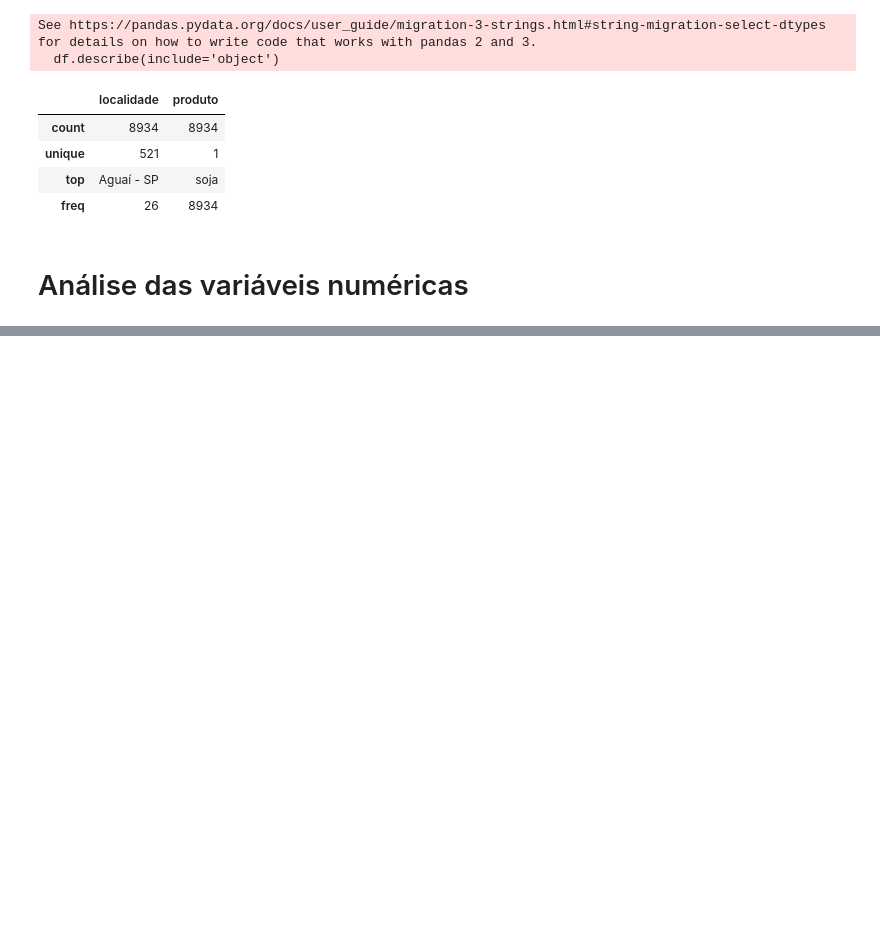
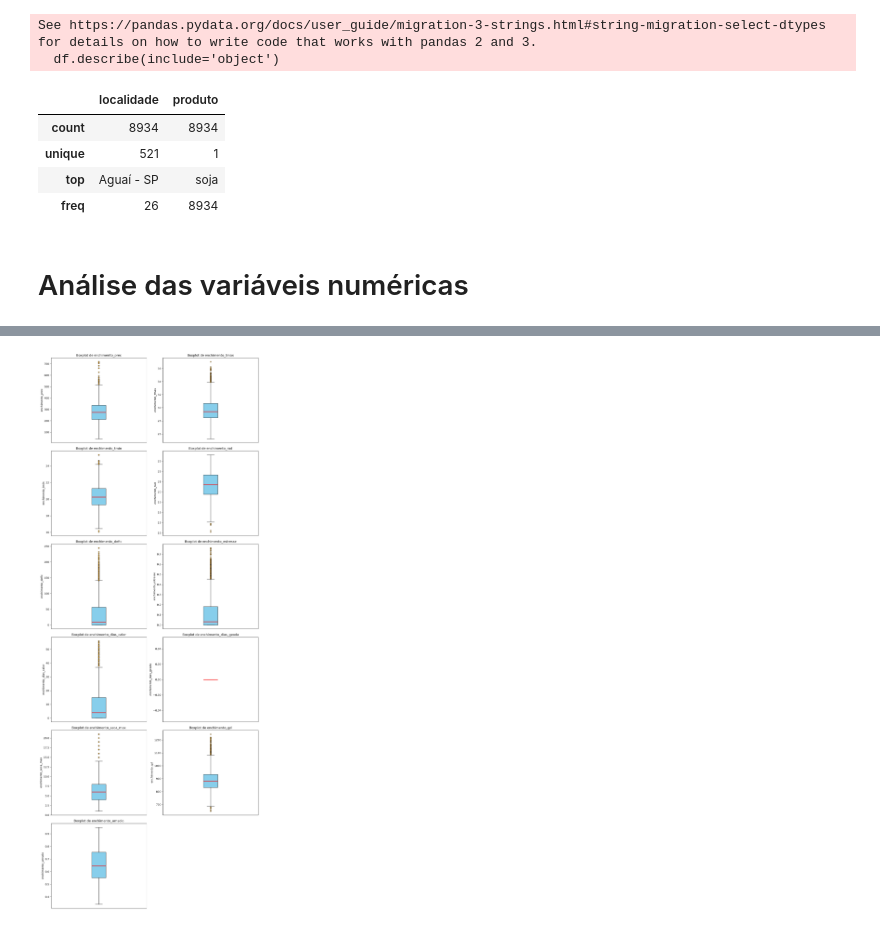
Before and after one commit to JorgeAgroSollution/Jorge_ML, a Jupyter notebook: EDA/analise_soja.ipynb, the cells around one changed output, grey strips where cells are left out. Cells and saved outputs as stored; diff of their text form; code cells hidden in the pictures; blank space fills up the shorter version.

```diff
--- a/EDA/analise_soja.ipynb
+++ b/EDA/analise_soja.ipynb
@@ -149,0 +186,47 @@ plot_histograms_kde(df, columns_to_plot, bins=50, ncols=2)
+# %%
+def plot_boxplots(df, columns, ncols=2, showfliers=True):
+    nrows = math.ceil(len(columns) / ncols)
+
+    fig, axes = plt.subplots(
+        nrows, ncols, figsize=(6 * ncols, 5 * nrows), squeeze=False
+    )
+    axes = axes.flatten()
+
+    for ax, col in zip(axes, columns):
+        data = df[col].dropna()
+
+        if data.empty:
+            ax.set_title(f"Sem dados: {col}")
+            continue
+
+        ax.boxplot(
+            data,
+            vert=True,
+            patch_artist=True,
+            showfliers=showfliers,
+            boxprops=dict(facecolor="skyblue", edgecolor="black"),
+            medianprops=dict(color="red", linewidth=2),
+            whiskerprops=dict(color="black"),
+            capprops=dict(color="black"),
+            flierprops=dict(
+                marker="o",
+                markerfacecolor="orange",
+                markeredgecolor="black",
+                markersize=4,
+                alpha=0.6,
+            ),
+        )
+
+        ax.set_title(f"Boxplot de {col}")
+        ax.set_ylabel(col)
+        ax.set_xticks([])
+
+    for ax in axes[len(columns) :]:
+        fig.delaxes(ax)
+
+    plt.tight_layout()
+    plt.show()
+# %%
+plot_boxplots(df, columns_to_plot_clim, ncols=2)
+# %% [output]
+[figure, added]
```
Also changed, not shown: parts of 9 cells of this notebook, 9 other files.
